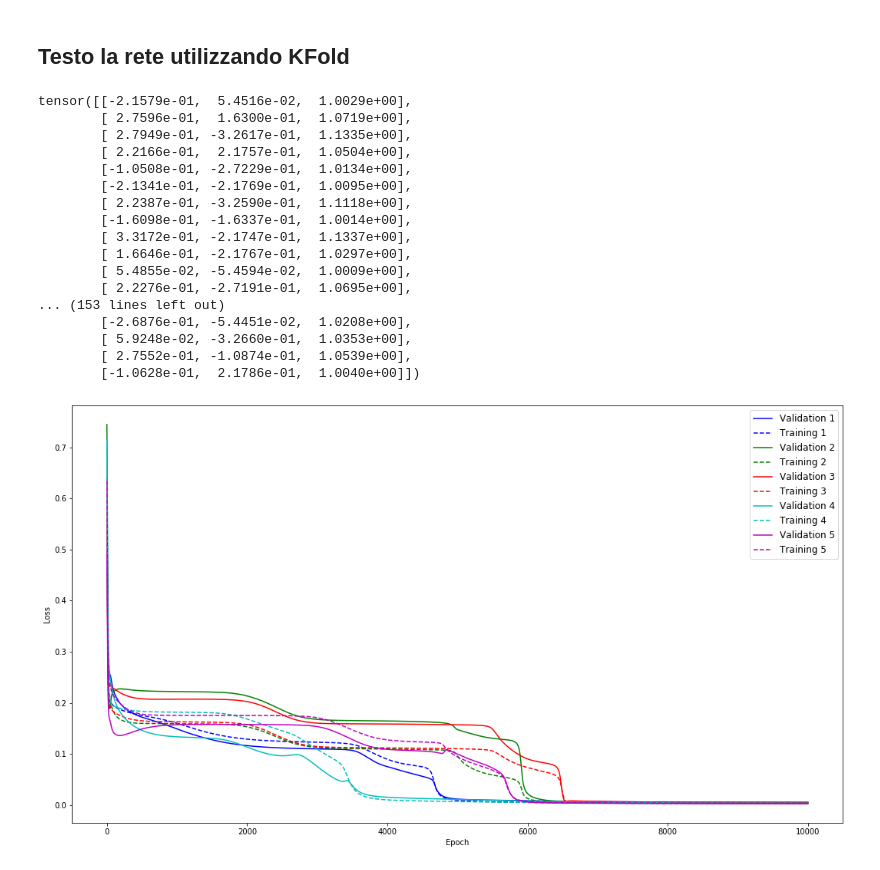
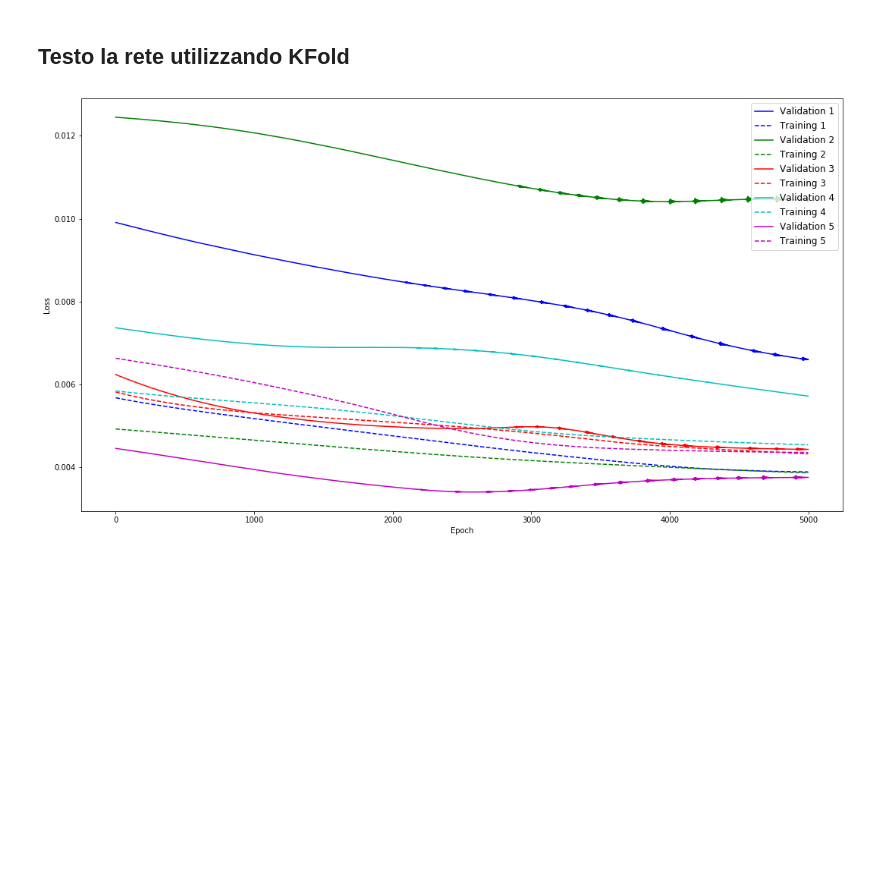
Before and after one commit to eleonoragatti44/Bachelor-Thesis-Physics, a Jupyter notebook: Neural Networks/Test1LTanh.ipynb, the cells around one changed output. Cells and saved outputs as stored; diff of their text form; code cells hidden in the pictures; blank space fills up the shorter version.

```diff
--- a/Neural Networks/Test1LTanh.ipynb
+++ b/Neural Networks/Test1LTanh.ipynb
@@ -11,7 +11,7 @@ from tqdm import tqdm
 # ALL DATASET
 data = pd.read_csv('data_fs.dat', delim_whitespace=True, decimal=",")
 
-par = 'e'
+par = 'co_max'
 # %%
 dataset = np.stack((data["x"].values, data["y"].values, data[par]), axis=1)
 dataset = torch.from_numpy(dataset).float()
@@ -148,50 +148,33 @@ for train_index, val_index in kf.split(shuffled):
     y_train, y_val = y[train_index], y[val_index]
     y_train = f.normalization2(y_train, data_max, data_min)
     y_val = f.normalization2(y_val, data_max, data_min)
 
     net.apply(init_weights)
     training_loss = []
     validation_loss = []
 
     for epoch in tqdm(range(epochs)):
         opt.zero_grad()
         y_pred = net(X_train)
         y_pred = torch.squeeze(y_pred)
         train_loss = loss_fun(y_train, y_pred)
         training_loss.append(train_loss)
 
         with torch.no_grad():
             y_test = net(X_val)
             y_test = torch.squeeze(y_test)
             val_loss = loss_fun(y_val, y_test)
             assert val_loss.requires_grad == False
             validation_loss.append(val_loss)
 
         train_loss.backward()
         opt.step()
 
-    ax.plot(validation_loss, label=f'Validation {i+1}', ls='-', color=colors[i])
-    ax.plot(training_loss, label=f'Training {i+1}', ls='dashed', color=colors[i])
+    ax.plot(validation_loss[5000:], label=f'Validation {i+1}', ls='-', color=colors[i])
+    ax.plot(training_loss[5000:], label=f'Training {i+1}', ls='dashed', color=colors[i])
     ax.set_xlabel('Epoch')
     ax.set_ylabel('Loss')
     ax.legend(fontsize=12, loc='upper right')
     i += 1
 # %% [output]
-tensor([[-2.1579e-01,  5.4516e-02,  1.0029e+00],
-        [ 2.7596e-01,  1.6300e-01,  1.0719e+00],
-        [ 2.7949e-01, -3.2617e-01,  1.1335e+00],
-        [ 2.2166e-01,  2.1757e-01,  1.0504e+00],
-        [-1.0508e-01, -2.7229e-01,  1.0134e+00],
-        [-2.1341e-01, -2.1769e-01,  1.0095e+00],
-        [ 2.2387e-01, -3.2590e-01,  1.1118e+00],
-        [-1.6098e-01, -1.6337e-01,  1.0014e+00],
-        [ 3.3172e-01, -2.1747e-01,  1.1337e+00],
-        [ 1.6646e-01, -2.1767e-01,  1.0297e+00],
-        [ 5.4855e-02, -5.4594e-02,  1.0009e+00],
-        [ 2.2276e-01, -2.7191e-01,  1.0695e+00],
-... (153 lines left out)
-        [-2.6876e-01, -5.4451e-02,  1.0208e+00],
-        [ 5.9248e-02, -3.2660e-01,  1.0353e+00],
-        [ 2.7552e-01, -1.0874e-01,  1.0539e+00],
-        [-1.0628e-01,  2.1786e-01,  1.0040e+00]])
-[figure, old version]
+[figure, new version]
```
Also changed, not shown: parts of 2 cells of this notebook, 32 other files.
